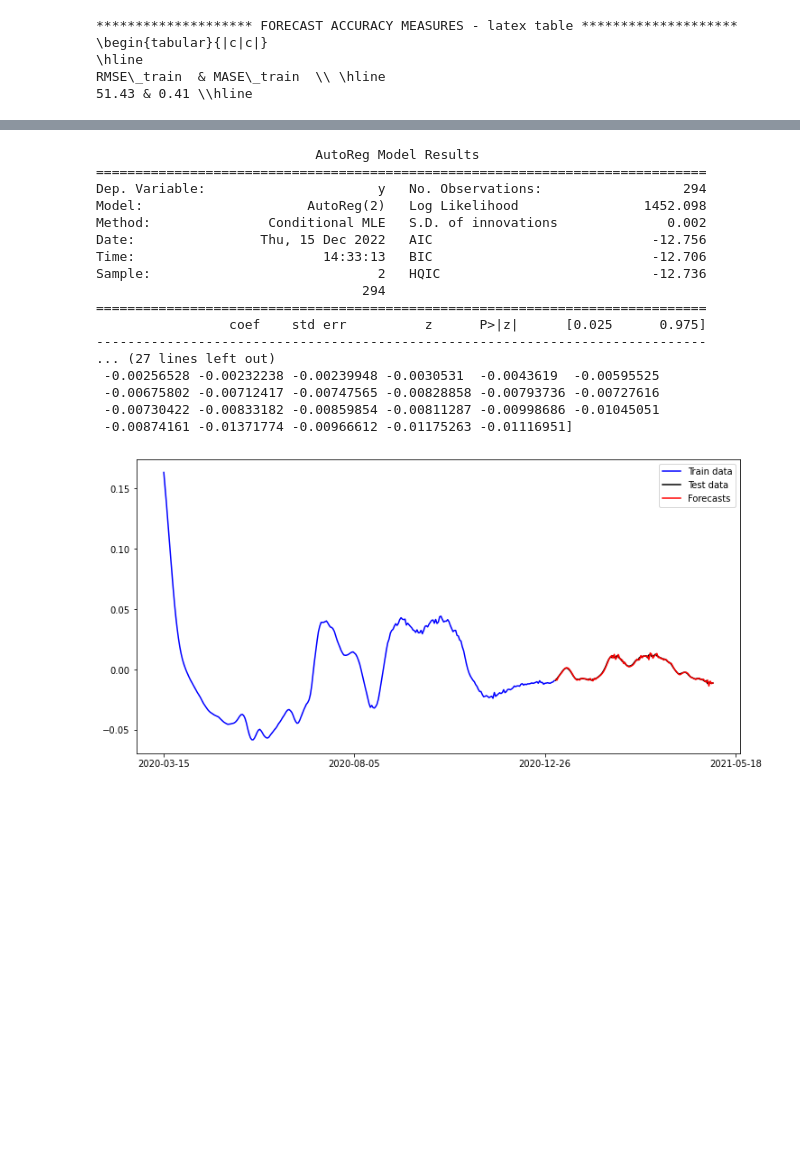
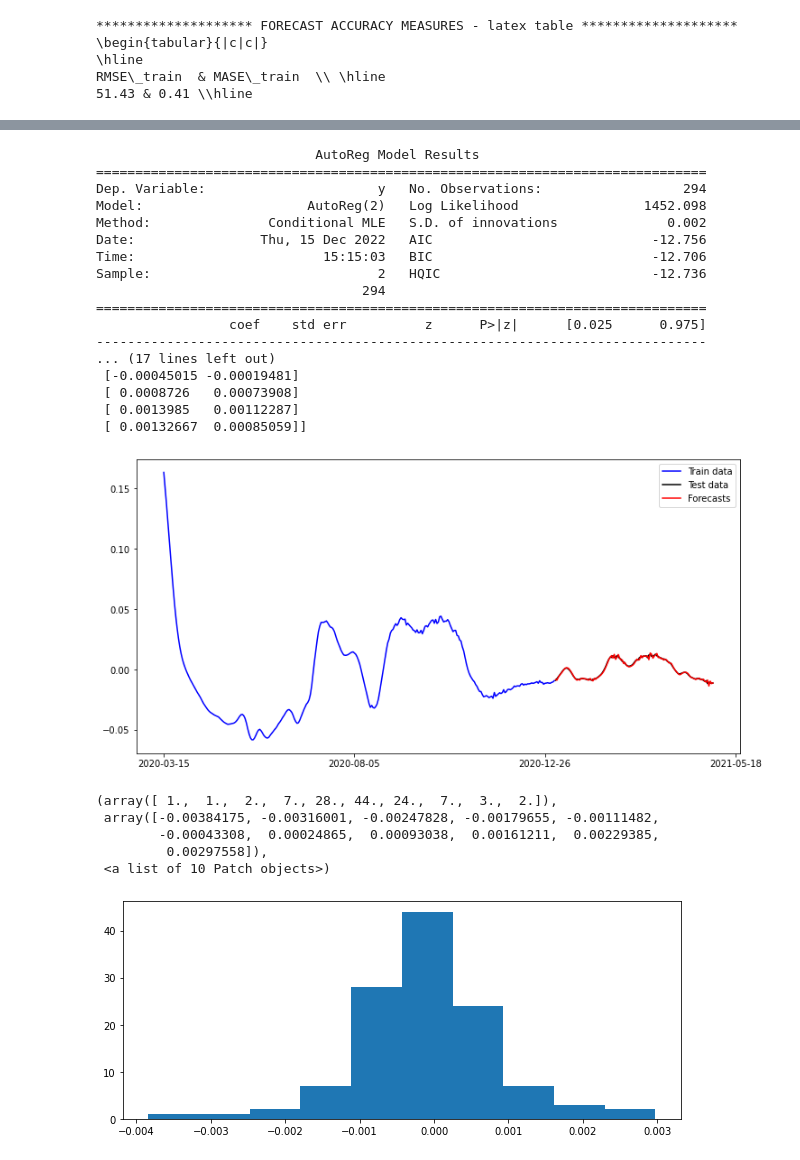
Before and after one commit to OD1992/Python-programs, a Jupyter notebook: Hospi_change_point.ipynb, the cells around one changed output, grey strips where cells are left out. Saved outputs shown, nothing was run; the diff lists cells and outputs as text; code cells hidden in the pictures; blank space fills up the shorter version.

```diff
--- a/Hospi_change_point.ipynb
+++ b/Hospi_change_point.ipynb
@@ -289,7 +289,7 @@ x = ar_model.params
 forecasts = np.full(len(data), np.nan)
 for t in np.arange(len(train_data), len(data)):
     forecasts[t] = x[0] + x[1]*data[t-1] + x[2]*data[t-2]
-print(forecasts[len(train_data):])
+print(np.c_[forecasts[len(train_data):][:10], test_data[:10] ])
 
 # Plot the prediction vs test data
 plt.figure(figsize=(12,6))
@@ -297,6 +297,7 @@ plt.plot(Dates[:len(data)-119],  train_data, color='blue', label="Train data")
 plt.plot(Dates[len(train_data): len(data)], test_data, color='black', label="Test data")
 plt.plot(Dates[len(train_data): len(data)], forecasts[len(train_data): len(data)], color='red', label="Forecasts")
 plt.xticks(dates_ticks)
+
 plt.legend()
 plt.show()
 # %% [output]
@@ -306,15 +307,26 @@ Dep. Variable:                      y   No. Observations:                  294
 Model:                     AutoReg(2)   Log Likelihood                1452.098
 Method:               Conditional MLE   S.D. of innovations              0.002
 Date:                Thu, 15 Dec 2022   AIC                            -12.756
-Time:                        14:33:13   BIC                            -12.706
+Time:                        15:15:03   BIC                            -12.706
 Sample:                             2   HQIC                           -12.736
                                   294
 ==============================================================================
                  coef    std err          z      P>|z|      [0.025      0.975]
 ------------------------------------------------------------------------------
-... (27 lines left out)
- -0.00256528 -0.00232238 -0.00239948 -0.0030531  -0.0043619  -0.00595525
- -0.00675802 -0.00712417 -0.00747565 -0.00828858 -0.00793736 -0.00727616
- -0.00730422 -0.00833182 -0.00859854 -0.00811287 -0.00998686 -0.01045051
- -0.00874161 -0.01371774 -0.00966612 -0.01175263 -0.01116951]
+... (17 lines left out)
+ [-0.00045015 -0.00019481]
+ [ 0.0008726   0.00073908]
+ [ 0.0013985   0.00112287]
+ [ 0.00132667  0.00085059]]
 [figure]
+# %%
+#Make histogramm
+plt.figure(figsize=(10,4))
+plt.hist(forecasts[len(train_data): len(data)]-test_data)
+# %% [output]
+(array([ 1.,  1.,  2.,  7., 28., 44., 24.,  7.,  3.,  2.]),
+ array([-0.00384175, -0.00316001, -0.00247828, -0.00179655, -0.00111482,
+        -0.00043308,  0.00024865,  0.00093038,  0.00161211,  0.00229385,
+         0.00297558]),
+ <a list of 10 Patch objects>)
+[figure, added]
```
Also changed, not shown: parts of 1 cell of this notebook.
